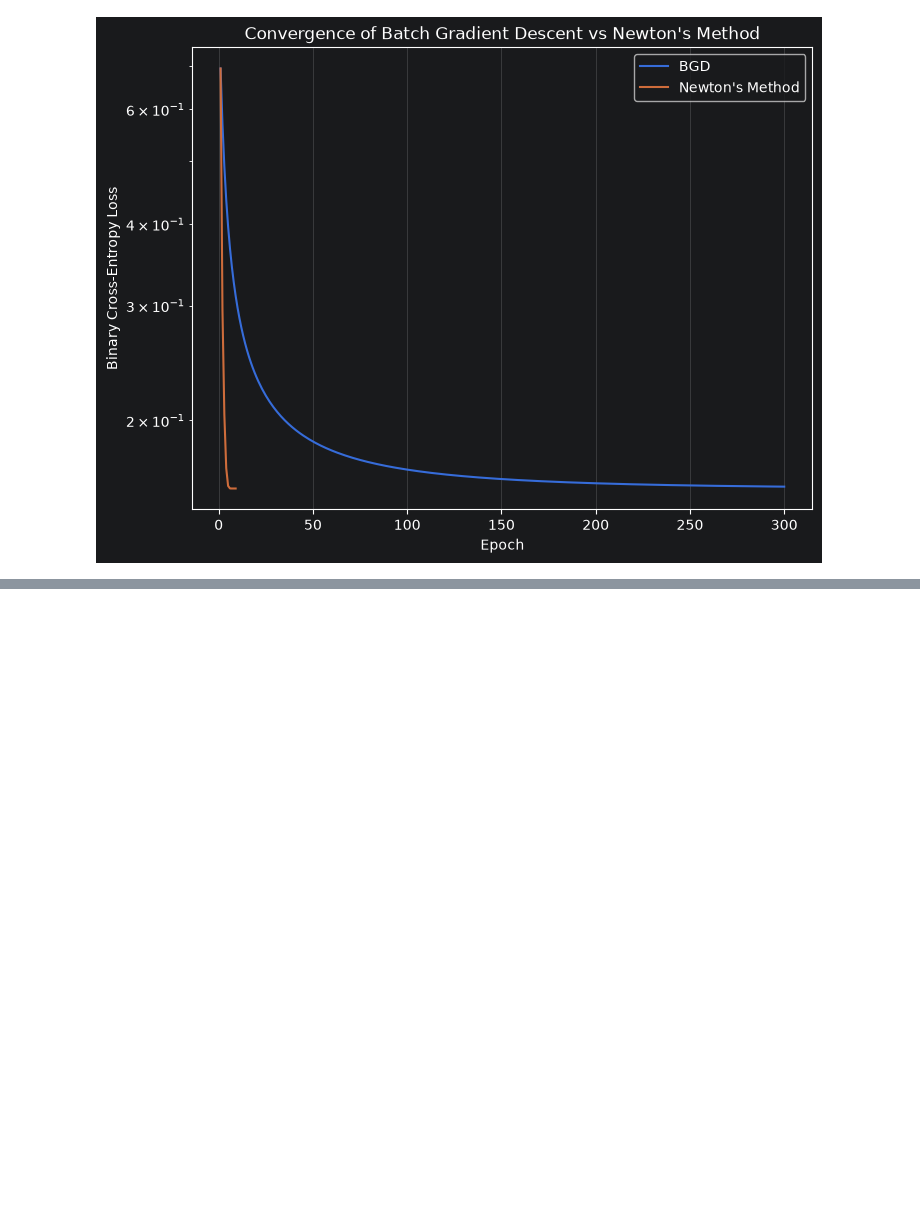
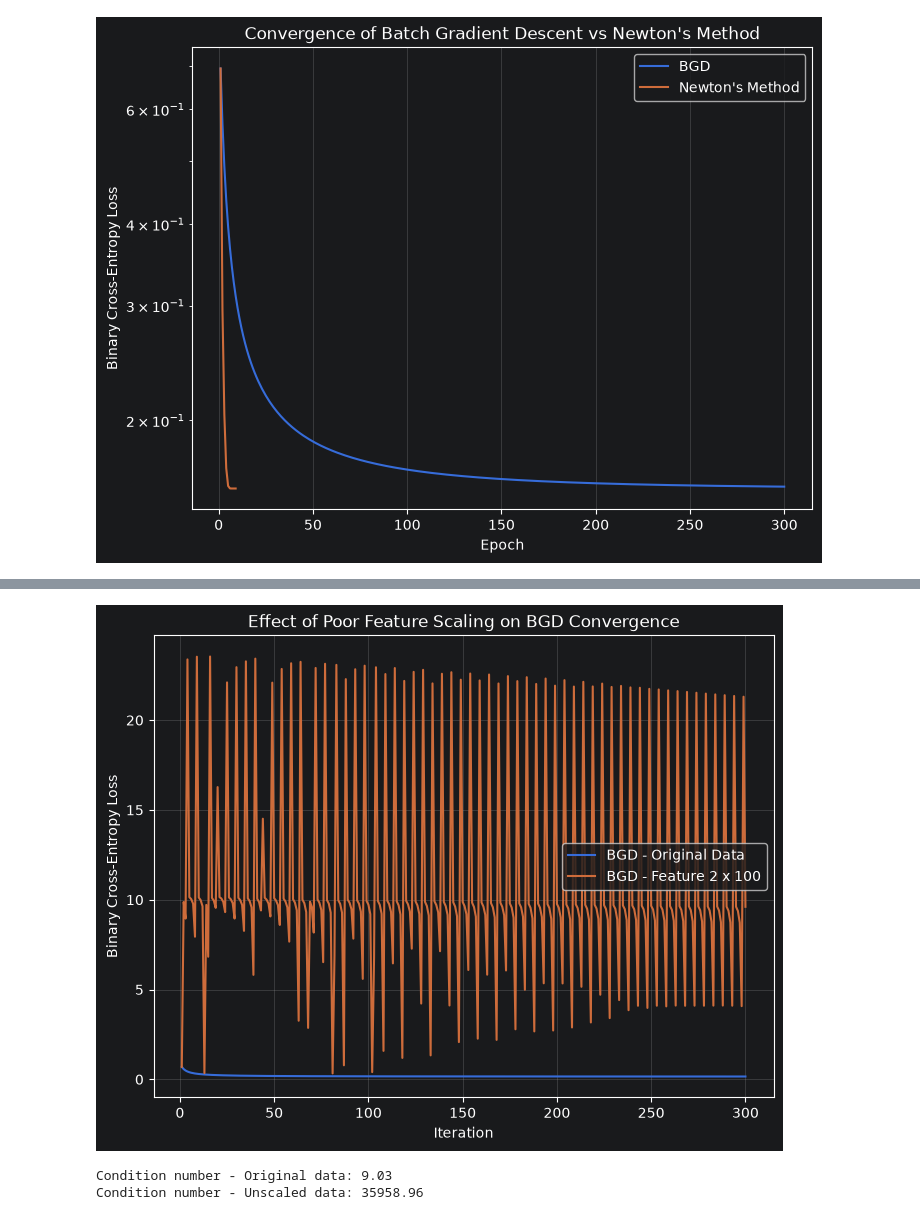
Before and after one commit to indeepa-05/Pattern-Recognition, a Jupyter notebook: Jupyter Notebooks/Assignment_2_230477X.ipynb, the cells around one changed output, grey strips where cells are left out. Saved outputs shown, nothing was run; the diff lists cells and outputs as text; code cells hidden in the pictures; blank space fills up the shorter version.

```diff
--- a/Jupyter Notebooks/Assignment_2_230477X.ipynb
+++ b/Jupyter Notebooks/Assignment_2_230477X.ipynb
@@ -833,4 +833,54 @@ plt.show()
 # %% [output]
 [figure]
 # %%
-#Section 3 - Question 7 Discusssion in Report
+# Section 3 - Question 7 code
+# Copy the original train/test data
+X_train_unscaled = X_train.copy()
+X_test_unscaled = X_test.copy()
+
+# Multiply the second feature by 100
+X_train_unscaled[:, 1] = 100 * X_train_unscaled[:, 1]
+X_test_unscaled[:, 1] = 100 * X_test_unscaled[:, 1]
+
+# Add bias column
+X_train_unscaled_ = np.column_stack([np.ones(len(X_train_unscaled)),X_train_unscaled])
+
+X_test_unscaled_ = np.column_stack([np.ones(len(X_test_unscaled)),X_test_unscaled])
+
+# Run Batch Gradient Descent using the same settings as Question 3
+w_unscaled, loss_history_unscaled, iterations_unscaled = batch_gradient_descent(X_train_unscaled_,y_train,learning_rate=0.1,max_iterations=300,tolerance=1e-8)
+
+# Display results
+print("\nFinal weights for unscaled data:")
+print(w_unscaled)
+
+print(f"Total iterations used: {iterations_unscaled}")
+
+# Compare original and unscaled loss histories
+plt.figure(figsize=(8, 6))
+
+plt.plot(range(1, len(loss_history) + 1),loss_history,label="BGD - Original Data")
+
+plt.plot(range(1, len(loss_history_unscaled) + 1),loss_history_unscaled,label="BGD - Feature 2 x 100")
+
+plt.xlabel("Iteration")
+plt.ylabel("Binary Cross-Entropy Loss")
+plt.title("Effect of Poor Feature Scaling on BGD Convergence")
+plt.legend()
+plt.grid(alpha=0.3)
+
+plt.show()
+
+# Compute Hessian condition numbers at initial weights w = 0
+w0_original = np.zeros(X_train_.shape[1])
+w0_unscaled = np.zeros(X_train_unscaled_.shape[1])
+
+H_original = hessian(X_train_, w0_original)
+H_unscaled = hessian(X_train_unscaled_, w0_unscaled)
+
+condition_original = np.linalg.cond(H_original)
+condition_unscaled = np.linalg.cond(H_unscaled)
+
+print(f"\nCondition number - Original data: {condition_original:.2f}")
+print(f"Condition number - Unscaled data: {condition_unscaled:.2f}")
+# %% [output]
@@ -836,0 +904,3 @@ plt.show()
+[figure, added]
+Condition number - Original data: 9.03
+Condition number - Unscaled data: 35958.96
```
Also changed, not shown: parts of 2 cells of this notebook.
